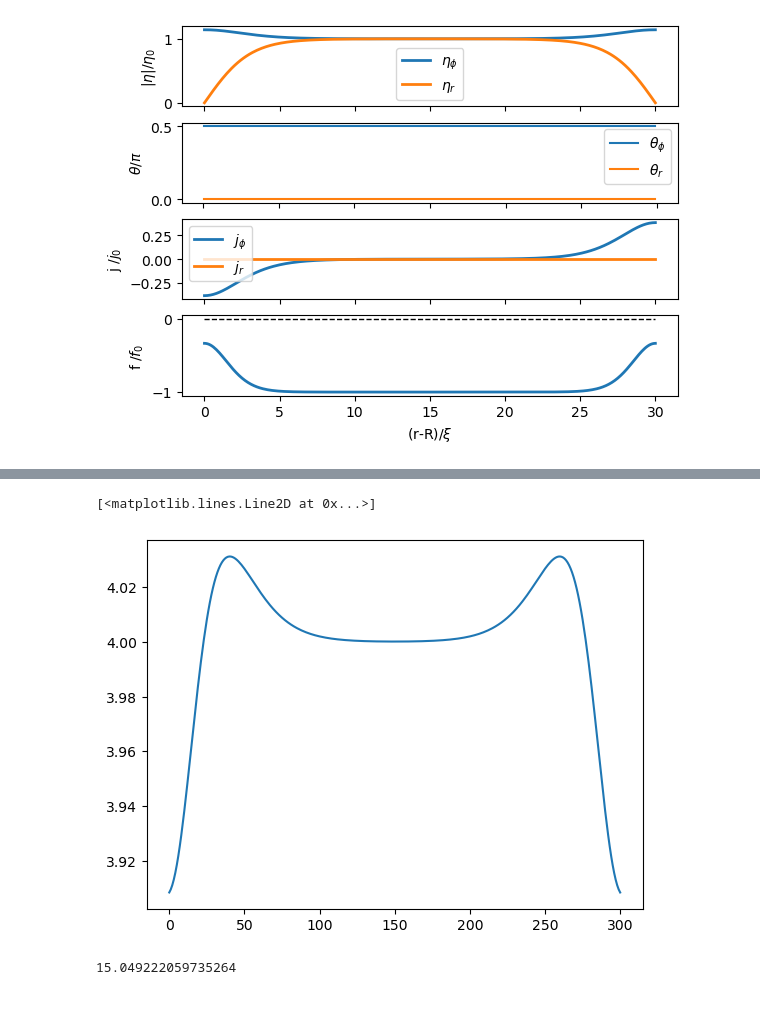
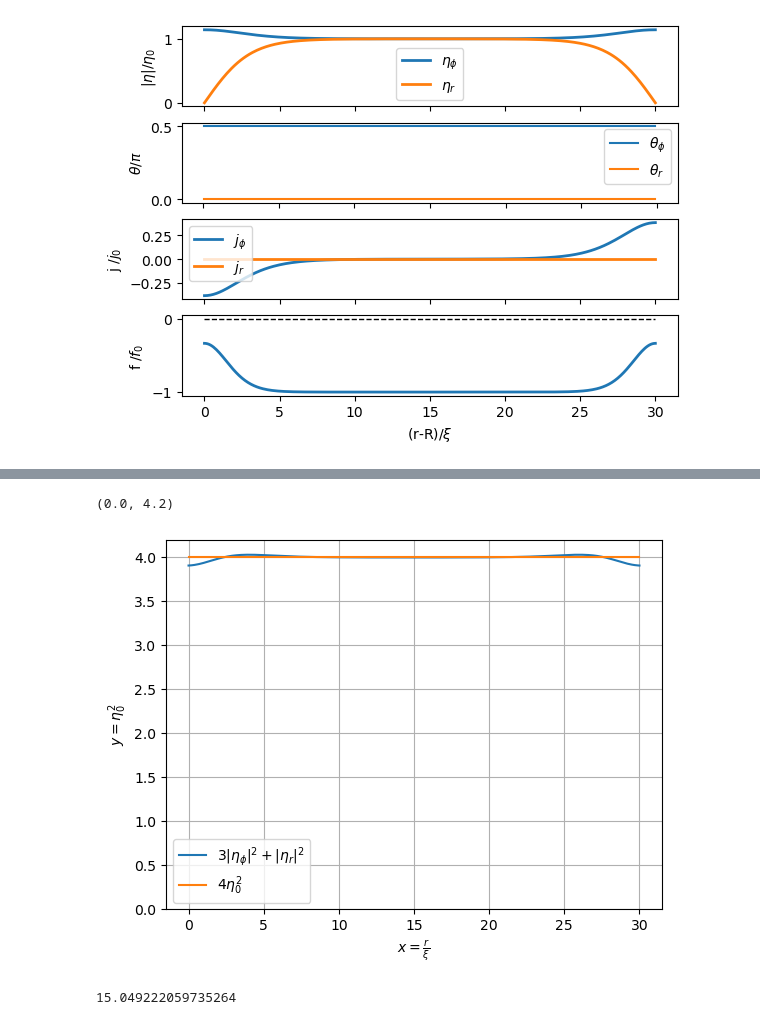
Before and after one commit to junguanghe/annulus_3he_a, a Jupyter notebook: low_flow.ipynb, the cells around one changed output, grey strips where cells are left out. Cells and saved outputs as stored; diff of their text form; code cells hidden in the pictures.

```diff
--- a/low_flow.ipynb
+++ b/low_flow.ipynb
@@ -29,8 +35,14 @@ plt.plot(x1)
 # %%
-x2 = 3*np.abs(eta1)**2+np.abs(eta2)**2
+y2 = 3*np.abs(eta1)**2+np.abs(eta2)**2
 # %%
-plt.plot(x2)
+plt.plot(xs, y2, label=r'$3|\eta_\phi|^2 + |\eta_r|^2$')
+plt.plot(xs, np.ones_like(xs)*4, label=r'$4\eta_0^2$')
+plt.xlabel(r'$x = \frac{r}{\xi}$')
+plt.ylabel(r'$y = \eta_0^2$')
+plt.grid()
+plt.legend()
+plt.ylim(0, 4.2)
 # %% [output]
-[<matplotlib.lines.Line2D at 0x...>]
+(0.0, 4.2)
-[figure, old version]
+[figure, new version]
 # %%
```
Also changed, not shown: parts of 11 cells of this notebook, 3 other files.
